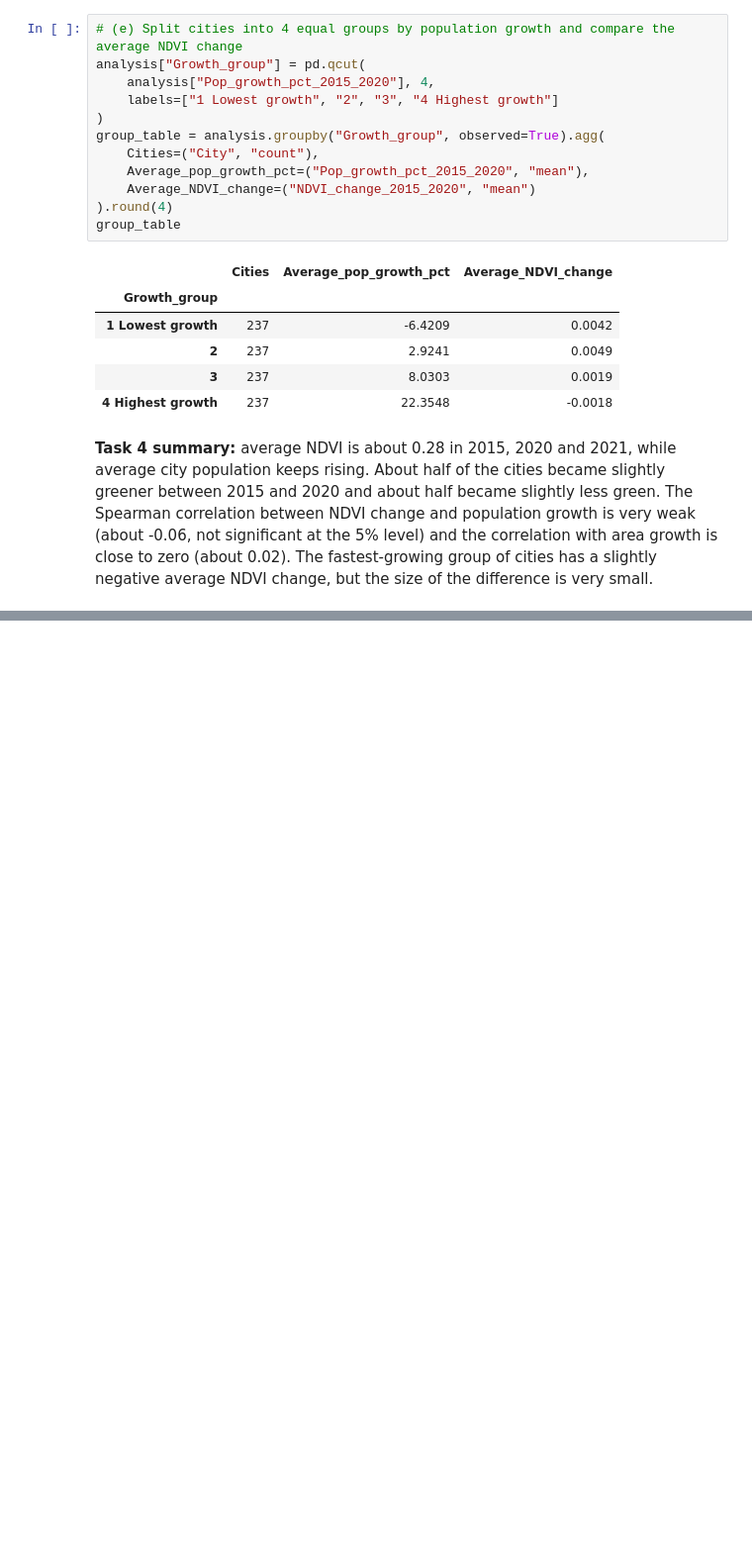
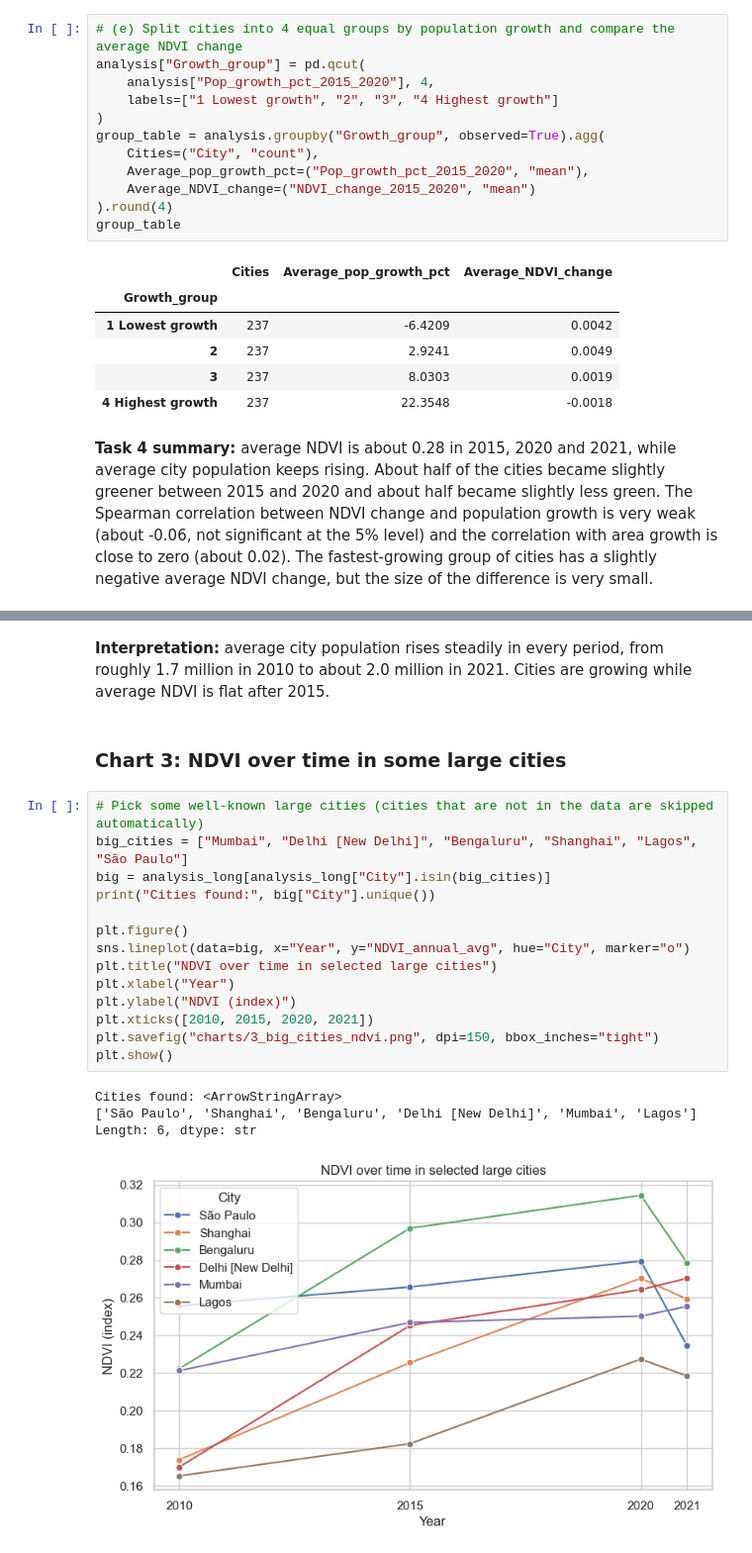
Before and after one commit to prince63aj/Urban_Green_Cover_and_Population_Growth, a Jupyter notebook: Analysis.ipynb, the cells around one changed output, grey strips where cells are left out. Shown at 99% size. Cells and saved outputs as stored; diff of their text form; blank space fills up the shorter version.

```diff
--- a/Analysis.ipynb
+++ b/Analysis.ipynb
@@ -336,0 +367,23 @@ group_table
+# %% [markdown]
+**Interpretation:** average city population rises steadily in every period, from roughly 1.7 million in 2010 to about 2.0 million in 2021. Cities are growing while average NDVI is flat after 2015.
+# %% [markdown]
+### Chart 3: NDVI over time in some large cities
+# %%
+# Pick some well-known large cities (cities that are not in the data are skipped automatically)
+big_cities = ["Mumbai", "Delhi [New Delhi]", "Bengaluru", "Shanghai", "Lagos", "São Paulo"]
+big = analysis_long[analysis_long["City"].isin(big_cities)]
+print("Cities found:", big["City"].unique())
+
+plt.figure()
+sns.lineplot(data=big, x="Year", y="NDVI_annual_avg", hue="City", marker="o")
+plt.title("NDVI over time in selected large cities")
+plt.xlabel("Year")
+plt.ylabel("NDVI (index)")
+plt.xticks([2010, 2015, 2020, 2021])
+plt.savefig("charts/3_big_cities_ndvi.png", dpi=150, bbox_inches="tight")
+plt.show()
+# %% [output]
+Cities found: <ArrowStringArray>
+['São Paulo', 'Shanghai', 'Bengaluru', 'Delhi [New Delhi]', 'Mumbai', 'Lagos']
+Length: 6, dtype: str
+[figure, added]
```
Also changed, not shown: parts of 19 cells of this notebook, 9 other files.
